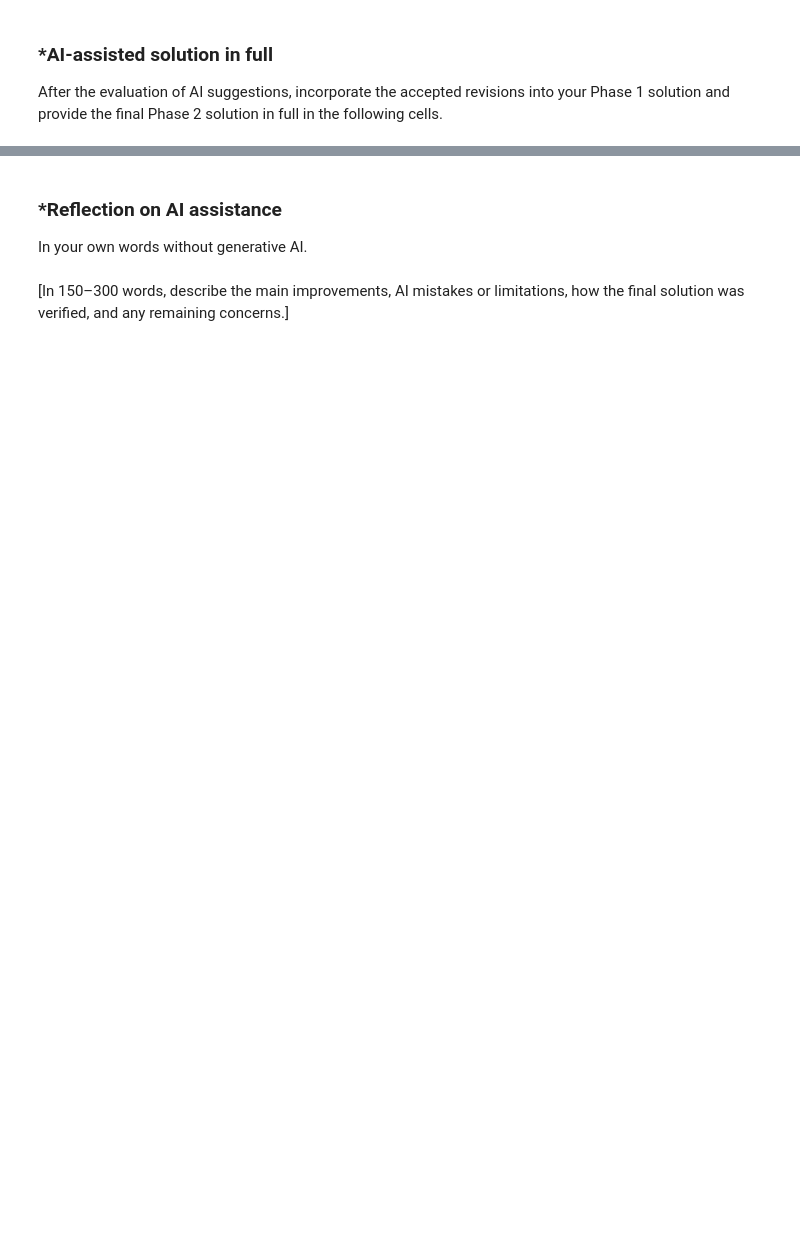
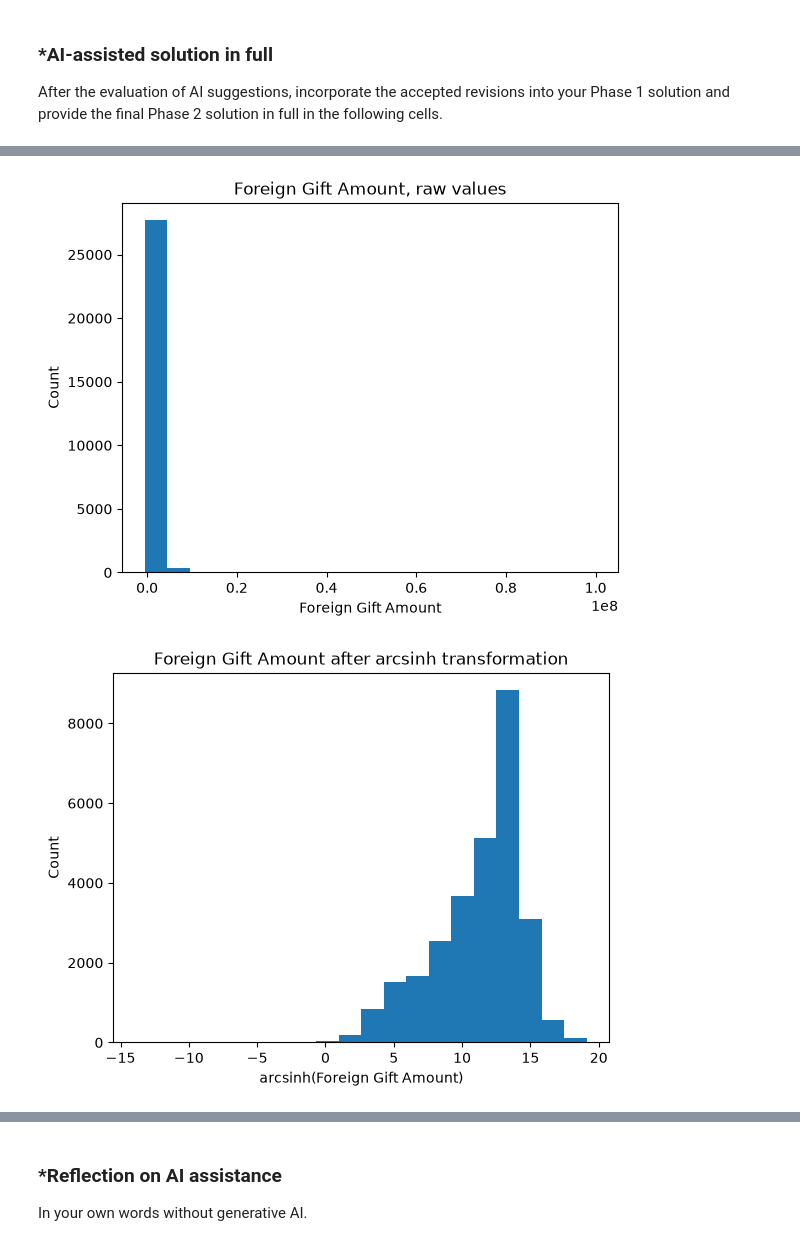
Before and after one commit to JacobKhay/A02-eda-and-visualization, a Jupyter notebook: notebook.ipynb, the cells around one changed output, grey strips where cells are left out. Cells and saved outputs as stored; diff of their text form; code cells hidden in the pictures; blank space fills up the shorter version.

Commit message:
Phase 2

```diff
--- a/notebook.ipynb
+++ b/notebook.ipynb
@@ -211,0 +239,74 @@ After the evaluation of AI suggestions, incorporate the accepted revisions into
+# %%
+# Your Phase 2 solution to t# Your Phase 1 solution to the problem goes here.
+#Q1 Image attached below
+#Q2 Work here:
+import numpy as np
+import matplotlib.pyplot as plt
+import pandas as pd
+import seaborn as sns
+
+df = pd.read_csv("data/ForeignGifts_edu.csv", low_memory=False)
+print(df.head())
+
+print("Summary statistics for Foreign Gift Amount:")
+print(df["Foreign Gift Amount"].describe())
+print("Number of negative amounts:", (df["Foreign Gift Amount"] < 0).sum())
+
+df["Foreign Gift Amount"].hist(bins=20, grid=False)
+plt.title("Foreign Gift Amount, raw values")
+plt.xlabel("Foreign Gift Amount")
+plt.ylabel("Count")
+plt.show()
+
+df["fga_arcsinh"] = np.arcsinh(df["Foreign Gift Amount"])
+
+df["fga_arcsinh"].hist(bins=20, grid=False)
+plt.title("Foreign Gift Amount after arcsinh transformation")
+plt.xlabel("arcsinh(Foreign Gift Amount)")
+plt.ylabel("Count")
+plt.show()
+
+df["Gift Type"].value_counts().plot(kind="bar")
+plt.title("Count of Gift Types")
+plt.xlabel("Gift Type")
+plt.ylabel("Count")
+plt.show()
+
+print("The proportion of each gift type is:")
+print(df["Gift Type"].value_counts(normalize=True))
+
+pos = df.loc[df["Foreign Gift Amount"] > 0]
+log_amt = np.log(pos["Foreign Gift Amount"])
+
+N = len(log_amt)
+sample_sd = np.std(log_amt, ddof=1)
+h_s = 1.06 * sample_sd * N**(-1 / 5)
+grid = np.linspace(log_amt.min() - 2 * sample_sd, log_amt.max() + 2 * sample_sd, 500)
+
+def normal_kernel(center, bandwidth):
+    z = (grid - center) / bandwidth
+    return np.exp(-(z**2) / 2) / (bandwidth * np.sqrt(2 * np.pi))
+
+kde = sum(normal_kernel(value, h_s) for value in log_amt) / N
+ax = sns.lineplot(x=grid, y=kde)
+ax.set(title="A hand-built kernel density estimate", xlabel="Log(Foreign Gift Amount)", ylabel="Density")
+plt.show()
+
+ax = sns.kdeplot(
+    x=log_amt,
+    hue=pos["Gift Type"],
+    common_norm=False,
+    fill=False,
+)
+ax.set(title="Foreign Gift Amount distribution within each gift type", xlabel="Log(Foreign Gift Amount)", ylabel="Within-group density")
+plt.show()
+
+print("The top 15 countries of giftors are:")
+print(df["Country of Giftor"].value_counts().head(15))
+
+print("The top 15 countries of giftors by total gift amount are:")
+print(df.groupby("Country of Giftor")["Foreign Gift Amount"].sum().sort_values(ascending=False).head(15))
+
+print("The top 15 giftors by total gift amount are:")
+print(df.groupby("Giftor Name")["Foreign Gift Amount"].sum().sort_values(ascending=False).head(15))
+# %% [output]
@@ -211,0 +330,2 @@ After the evaluation of AI suggestions, incorporate the accepted revisions into
+[figure, added]
+[figure, added]
@@ -212,5 +358,3 @@ After the evaluation of AI suggestions, incorporate the accepted revisions into
 # %% [markdown]
 ### *Reflection on AI assistance
 In your own words without generative AI.
-# %% [markdown]
-[In 150–300 words, describe the main improvements, AI mistakes or limitations, how the final solution was verified, and any remaining concerns.]
```
Also changed, not shown: parts of 11 cells of this notebook.
